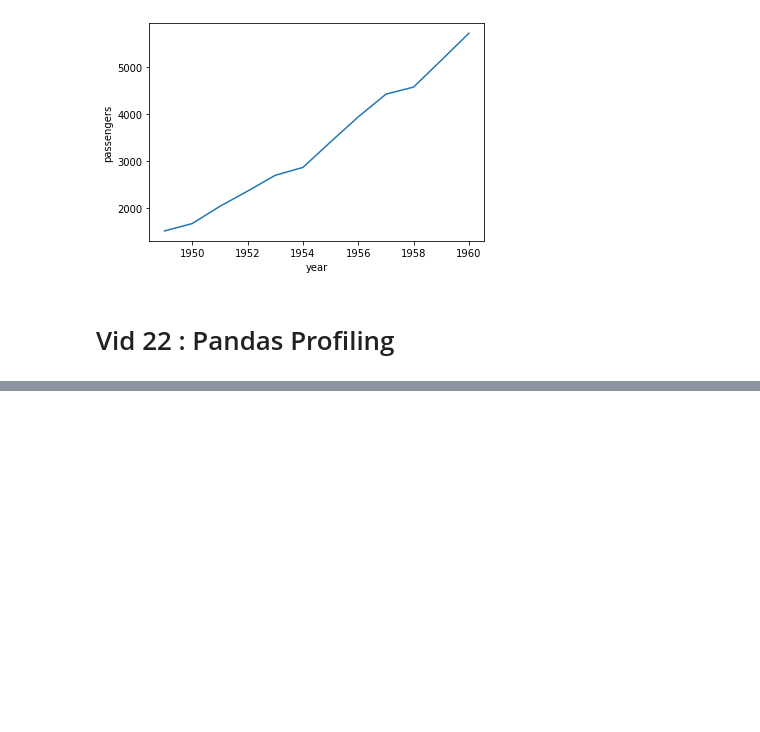
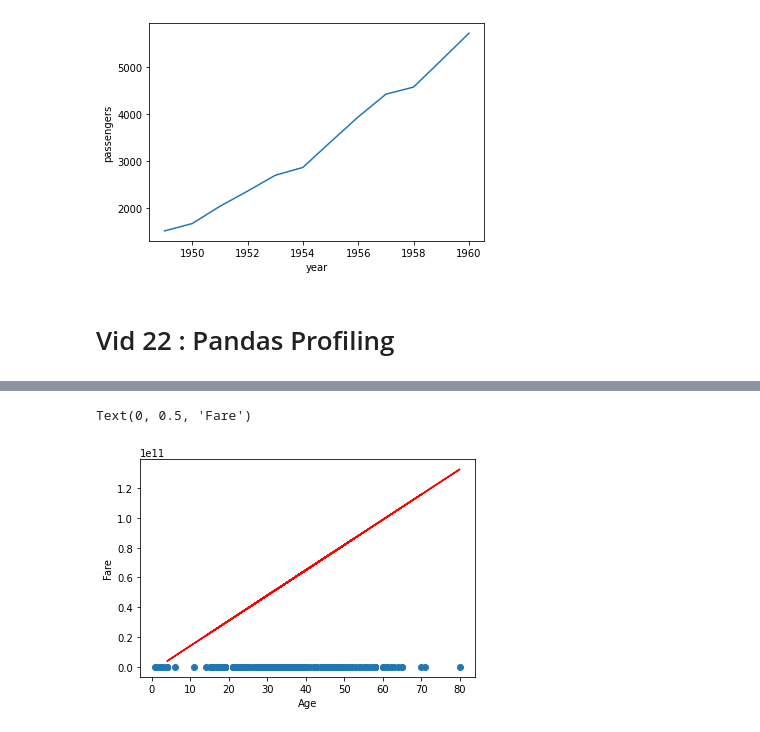
Before and after one commit to Learning2Code75/DLOM, a Jupyter notebook: ML/3_regClassif/campusX_regc.ipynb, the cells around one changed output, grey strips where cells are left out. Drawn from its saved outputs; the diff is of its cells as text; code cells hidden in the pictures; blank space fills up the shorter version.

```diff
--- a/ML/3_regClassif/campusX_regc.ipynb
+++ b/ML/3_regClassif/campusX_regc.ipynb
@@ -639,0 +739,3 @@ prof.to_file(output_file='vid22.html')
+# %%
+from sklearn.linear_model import SGDRegressor
+sgd = SGDRegressor()
@@ -639,0 +750,8 @@ prof.to_file(output_file='vid22.html')
+# %%
+plt.scatter(titanic['Age'],titanic['Fare'])
+plt.plot(X_test.to_numpy(),sgd.predict(X_test), color='red')
+plt.xlabel('Age')
+plt.ylabel('Fare')
+# %% [output]
+Text(0, 0.5, 'Fare')
+[figure, added]
```
Also changed, not shown: parts of 23 cells of this notebook.
